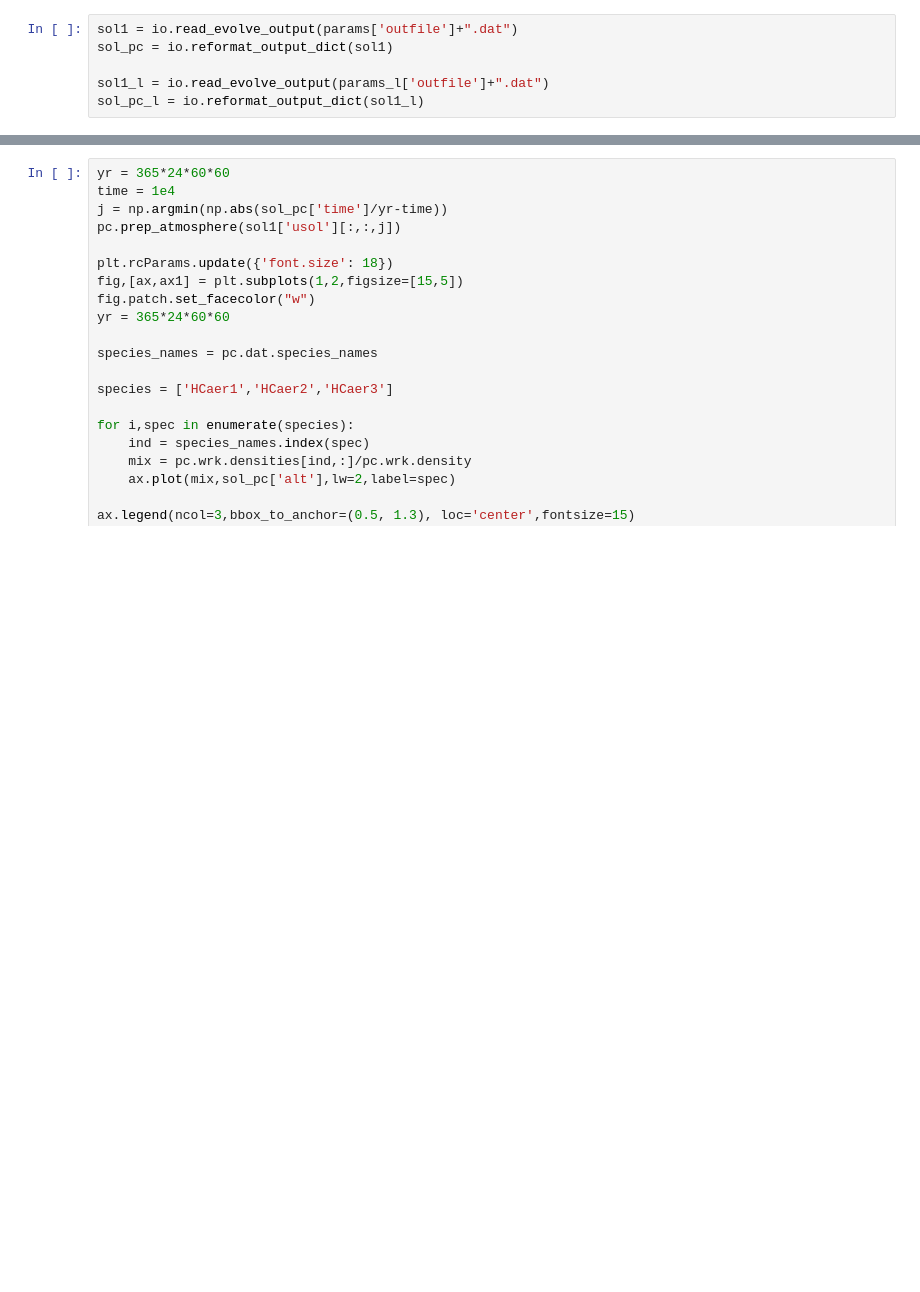
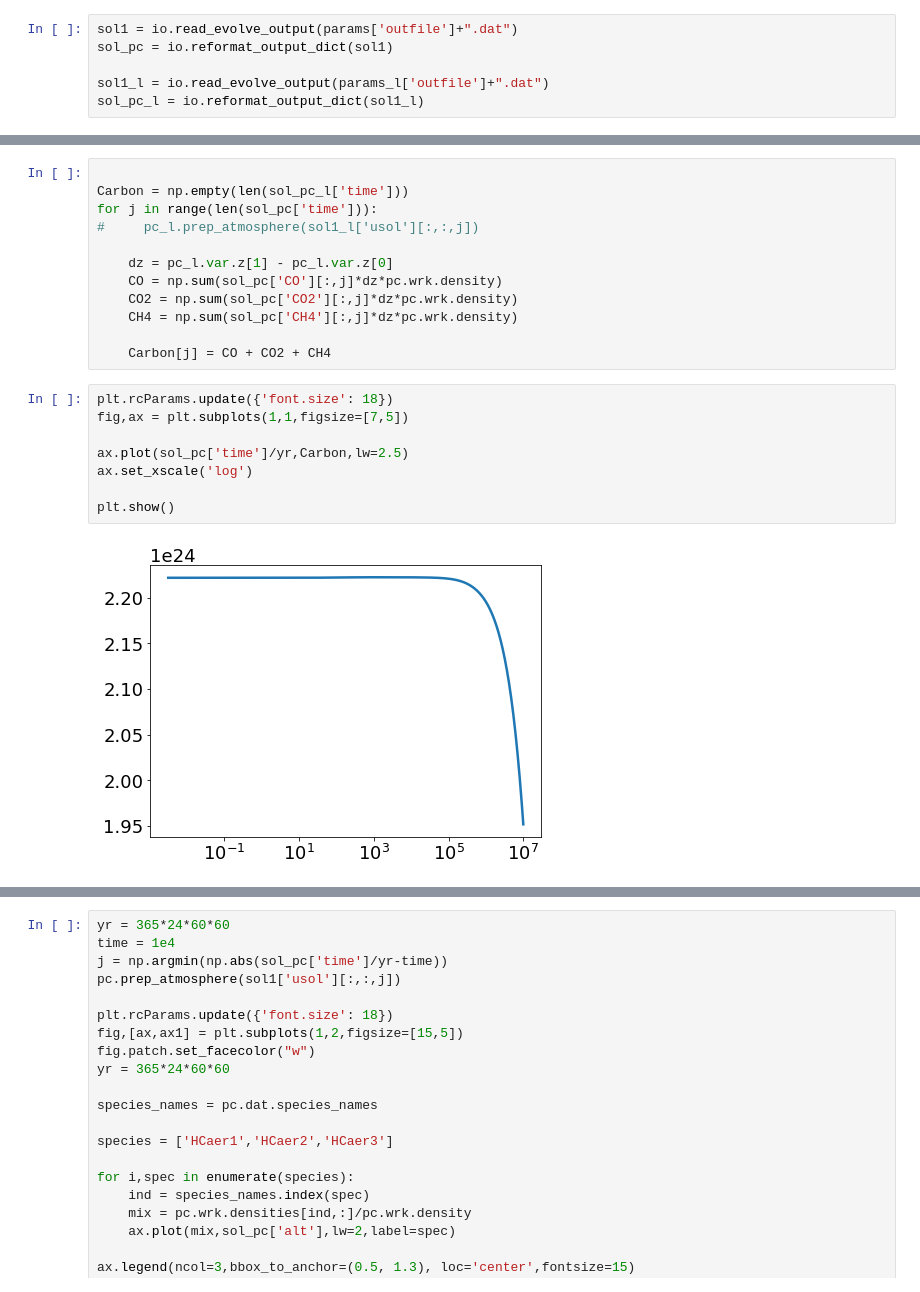
Before and after one commit to Nicholaswogan/Wogan-2022-Impacts, a Jupyter notebook: plotting.ipynb, the cells around one changed output, grey strips where cells are left out. Cells and saved outputs as stored; diff of their text form; blank space fills up the shorter version.

```diff
--- a/plotting.ipynb
+++ b/plotting.ipynb
@@ -59,3 +59,25 @@ plt.show()
+# %%
+
+Carbon = np.empty(len(sol_pc_l['time']))
+for j in range(len(sol_pc['time'])):
+#     pc_l.prep_atmosphere(sol1_l['usol'][:,:,j])
+
+    dz = pc_l.var.z[1] - pc_l.var.z[0]
+    CO = np.sum(sol_pc['CO'][:,j]*dz*pc.wrk.density)
+    CO2 = np.sum(sol_pc['CO2'][:,j]*dz*pc.wrk.density)
+    CH4 = np.sum(sol_pc['CH4'][:,j]*dz*pc.wrk.density)
+
+    Carbon[j] = CO + CO2 + CH4
+# %%
+plt.rcParams.update({'font.size': 18})
+fig,ax = plt.subplots(1,1,figsize=[7,5])
+
+ax.plot(sol_pc['time']/yr,Carbon,lw=2.5)
+ax.set_xscale('log')
+
+plt.show()
+# %% [output]
+[figure, added]
 # %%
 plt.rcParams.update({'font.size': 18})
 fig,ax = plt.subplots(1,1,figsize=[7,5])
```
Also changed, not shown: parts of 4 cells of this notebook, 3 other files.
